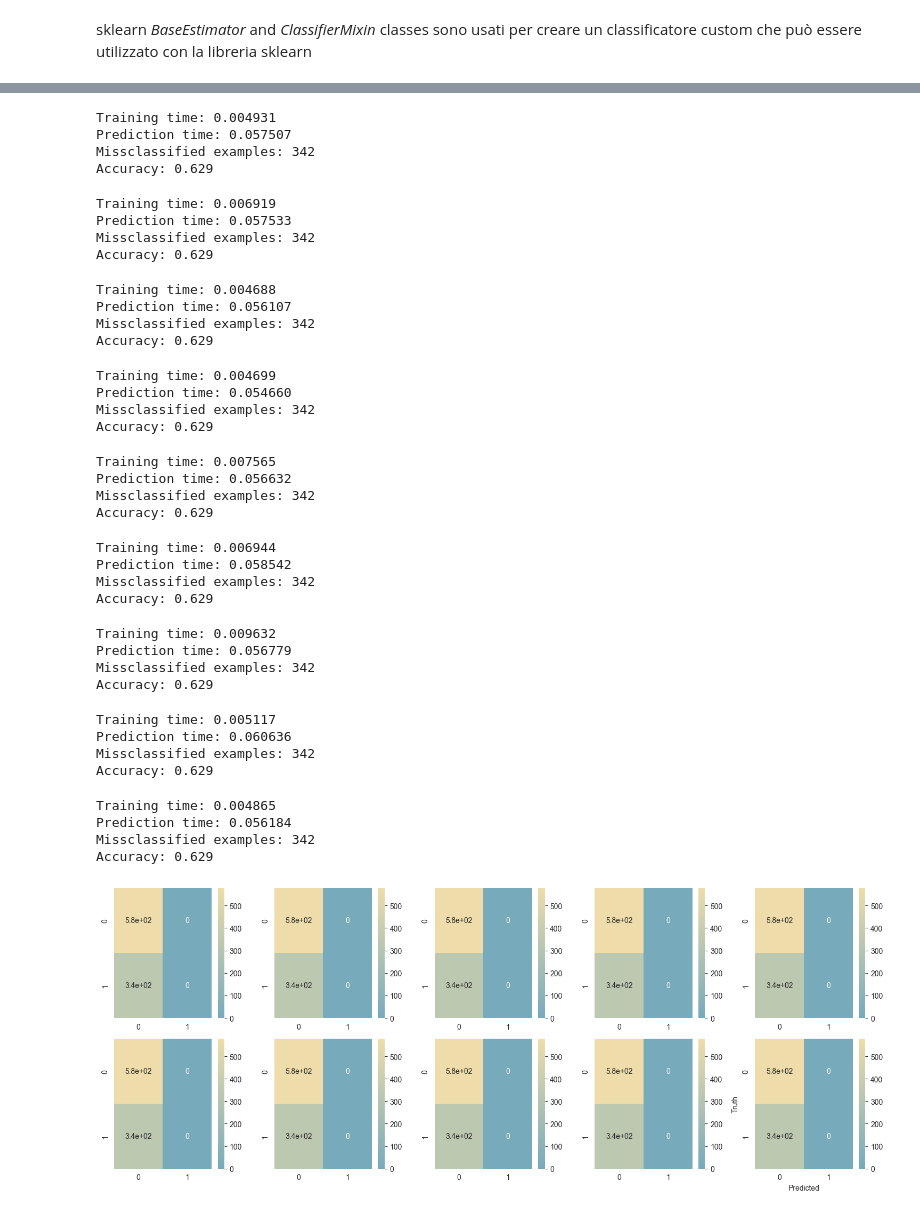
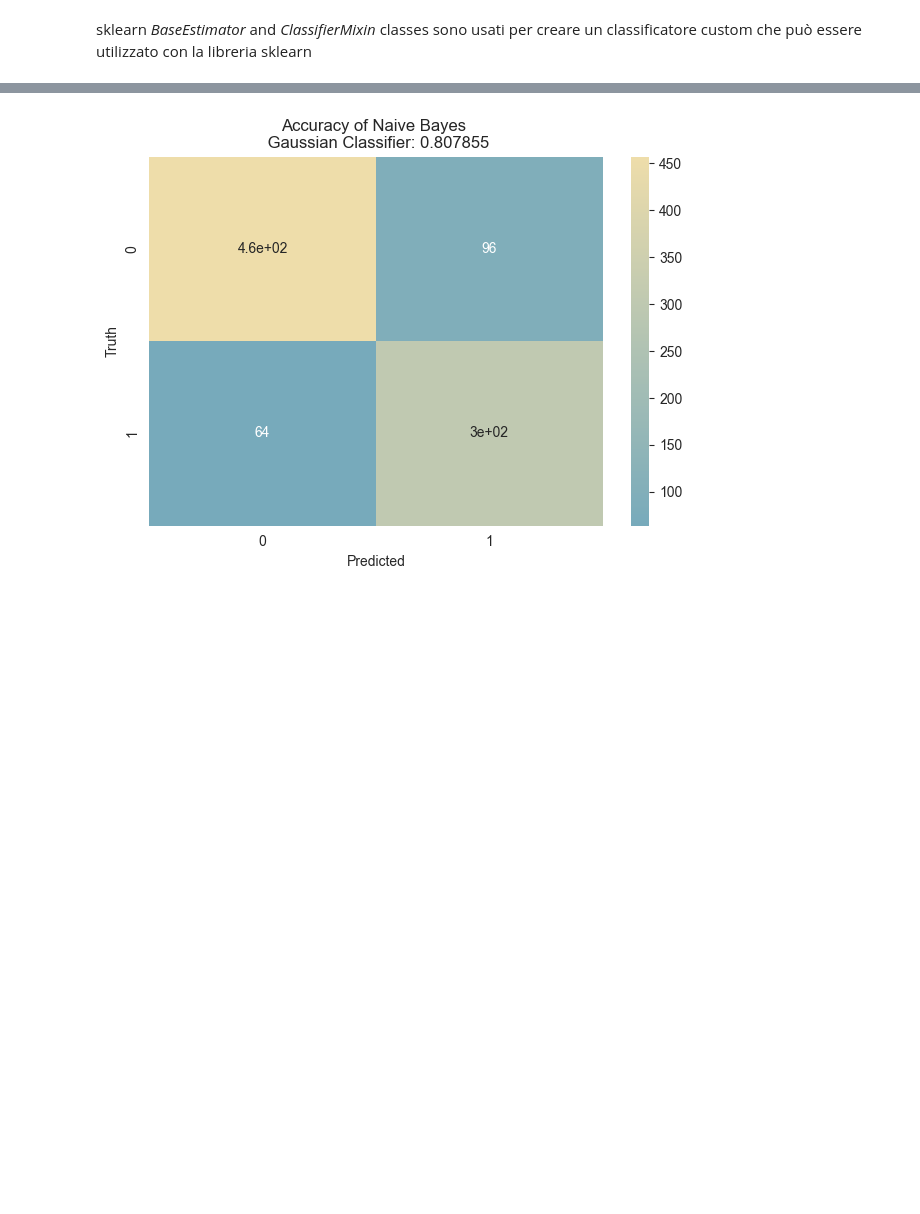
Before and after one commit to filippovicidomini/TF-IDF, a Jupyter notebook: NaiveBayesGaussian.ipynb, the cells around one changed output, grey strips where cells are left out. Saved outputs shown, nothing was run; the diff lists cells and outputs as text; code cells hidden in the pictures; blank space fills up the shorter version.

Commit message:
fatto anche gaussiano

```diff
--- a/NaiveBayesGaussian.ipynb
+++ b/NaiveBayesGaussian.ipynb
@@ -67,20 +75,24 @@ class GaussianNaiveBayes(BaseEstimator, ClassifierMixin):
 # %%
-# from sklearn.naive_bayes import GaussianNB
-fig, axs = plt.subplots(2, 5, figsize=(15, 6))
-for i in range(10):
-    nbg = GaussianNaiveBayes()
-    start_time = time.time()
-    nbg.fit(X_train, y_train)
-    print('Training time: %f' % (time.time() - start_time))
-    start_time = time.time()
-    y_pred_nbg = nbg.predict(X_test)
-    print('Prediction time: %f' % (time.time() - start_time))
-    print('Missclassified examples: %d' % (y_test != y_pred_nbg).sum())
-    print('Accuracy: %.3f' % accuracy_score(y_test, y_pred_nbg))
-    cm = confusion_matrix(y_test, y_pred_nbg)
-    sn.heatmap(cm, annot=True, ax=axs[int(i / 5), i % 5], cmap=sn.color_palette("blend:#7AB,#EDA", as_cmap=True))
+fig = plt.figure()
+
+#for i in range(1):
+nbg = NaiveBayesGaussian()
+start_time = time.time()
+nbg.fit(X_train, y_train)
+print('Training time: %f' % (time.time() - start_time))
+start_time = time.time()
+y_pred_nbg = nbg.predict(X_test)
+
+print('Prediction time: %f' % (time.time() - start_time))
+print('Missclassified examples: %d' % (y_test != y_pred_nbg).sum())
+print('Accuracy: %.3f' % accuracy_score(y_test, y_pred_nbg))
+score = cross_val_score(nbg, X, y, cv=10, scoring='accuracy')
+print(score)
+plt.title('Accuracy of Naive Bayes \n Gaussian Classifier: %f' % score.mean())
+
+cm = confusion_matrix(y_test, y_pred_nbg)
+sn.heatmap(cm, annot=True, cmap=sn.color_palette("blend:#7AB,#EDA", as_cmap=True))
 plt.xlabel('Predicted')
 plt.ylabel('Truth')
 plt.tight_layout()
-plt.show()
 # %% [output]
@@ -91,37 +105 @@ Accuracy: 0.629
-Training time: 0.004931
-Prediction time: 0.057507
-Missclassified examples: 342
-Accuracy: 0.629
-Training time: 0.006919
-Prediction time: 0.057533
-Missclassified examples: 342
-Accuracy: 0.629
-Training time: 0.004688
-Prediction time: 0.056107
-Missclassified examples: 342
-Accuracy: 0.629
-Training time: 0.004699
-Prediction time: 0.054660
-Missclassified examples: 342
-Accuracy: 0.629
-Training time: 0.007565
-Prediction time: 0.056632
-Missclassified examples: 342
-Accuracy: 0.629
-Training time: 0.006944
-Prediction time: 0.058542
-Missclassified examples: 342
-Accuracy: 0.629
-Training time: 0.009632
-Prediction time: 0.056779
-Missclassified examples: 342
-Accuracy: 0.629
-Training time: 0.005117
-Prediction time: 0.060636
-Missclassified examples: 342
-Accuracy: 0.629
-Training time: 0.004865
-Prediction time: 0.056184
-Missclassified examples: 342
-Accuracy: 0.629
-[figure, old version]
+[figure, new version]
```
Also changed, not shown: parts of 5 cells of this notebook, 6 other files.
